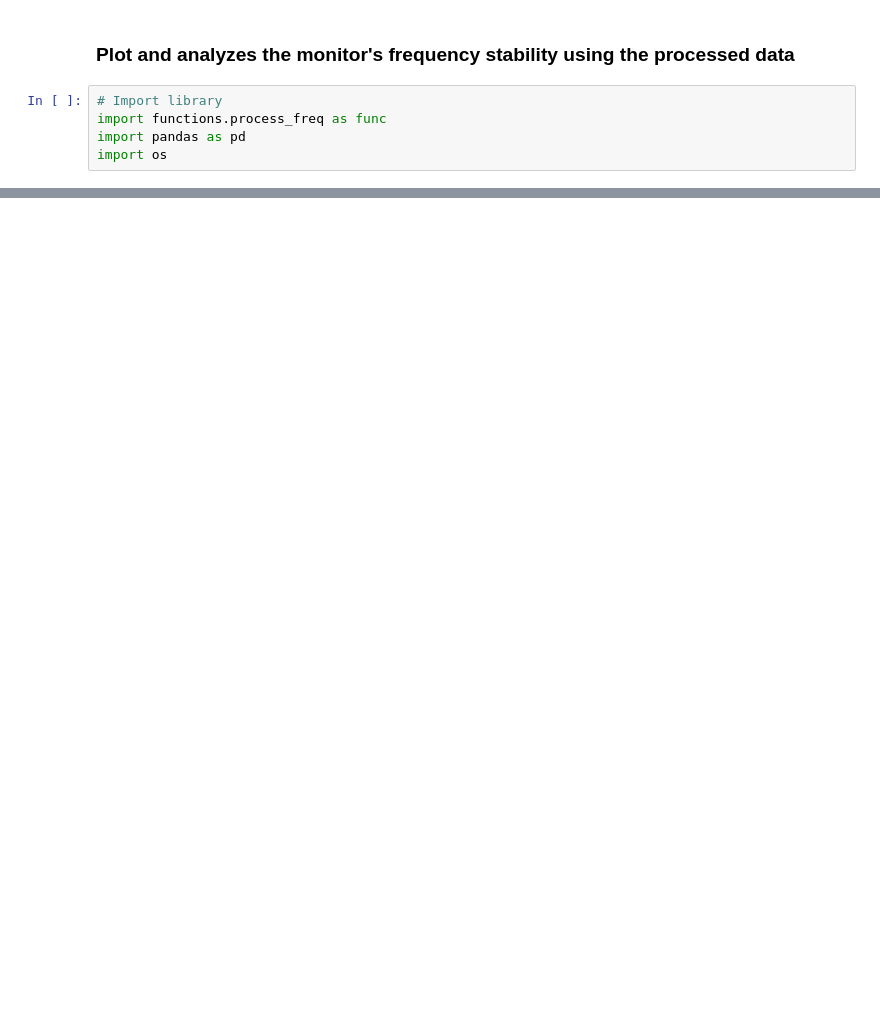
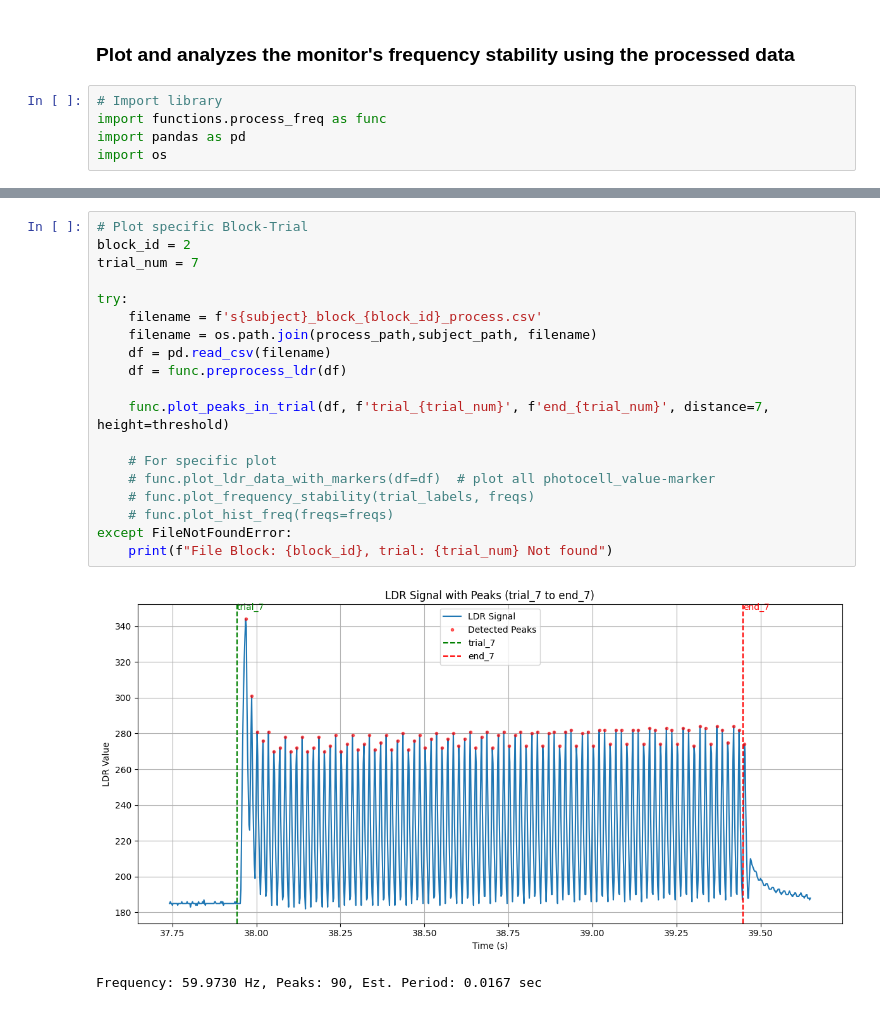
Before and after one commit to boannas/Photocell-checker, a Jupyter notebook: photocell/python_file/plot.ipynb, the cells around one changed output, grey strips where cells are left out. Cells and saved outputs as stored; diff of their text form; blank space fills up the shorter version.

```diff
--- a/photocell/python_file/plot.ipynb
+++ b/photocell/python_file/plot.ipynb
@@ -95,0 +100,22 @@ Frequency: 29.9870 Hz, Peaks: 47, Est. Period: 0.0333 sec
+# %%
+# Plot specific Block-Trial
+block_id = 2
+trial_num = 7
+
+try:
+    filename = f's{subject}_block_{block_id}_process.csv'
+    filename = os.path.join(process_path,subject_path, filename)
+    df = pd.read_csv(filename)
+    df = func.preprocess_ldr(df)
+
+    func.plot_peaks_in_trial(df, f'trial_{trial_num}', f'end_{trial_num}', distance=7, height=threshold)
+
+    # For specific plot
+    # func.plot_ldr_data_with_markers(df=df)  # plot all photocell_value-marker
+    # func.plot_frequency_stability(trial_labels, freqs)
+    # func.plot_hist_freq(freqs=freqs)
+except FileNotFoundError:
+    print(f"File Block: {block_id}, trial: {trial_num} Not found")
+# %% [output]
+[figure, added]
+Frequency: 59.9730 Hz, Peaks: 90, Est. Period: 0.0167 sec
```
Also changed, not shown: parts of 5 cells of this notebook, 6 other files.
